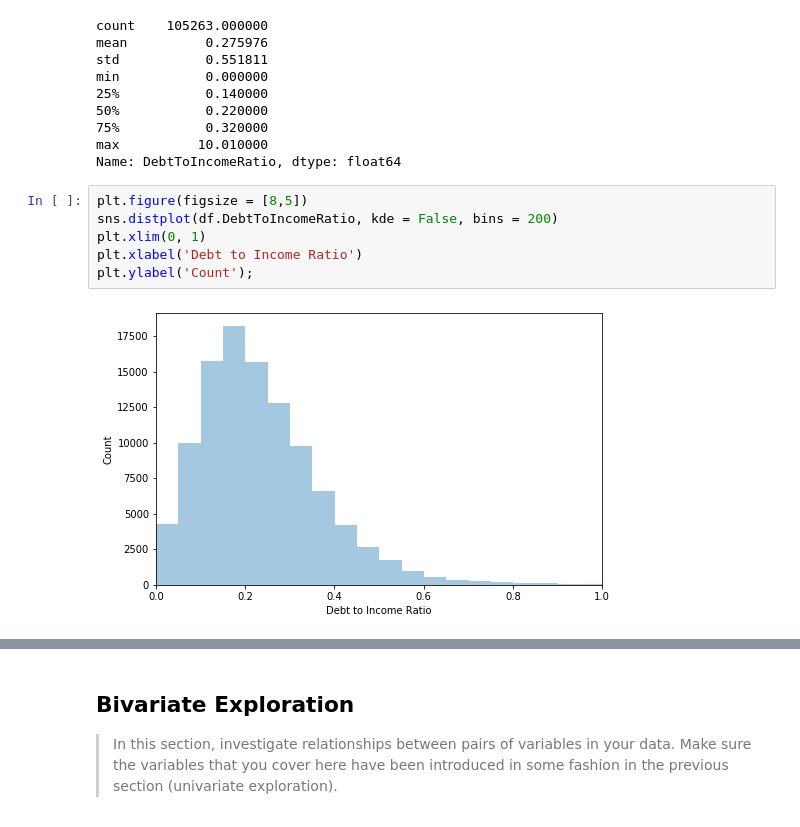
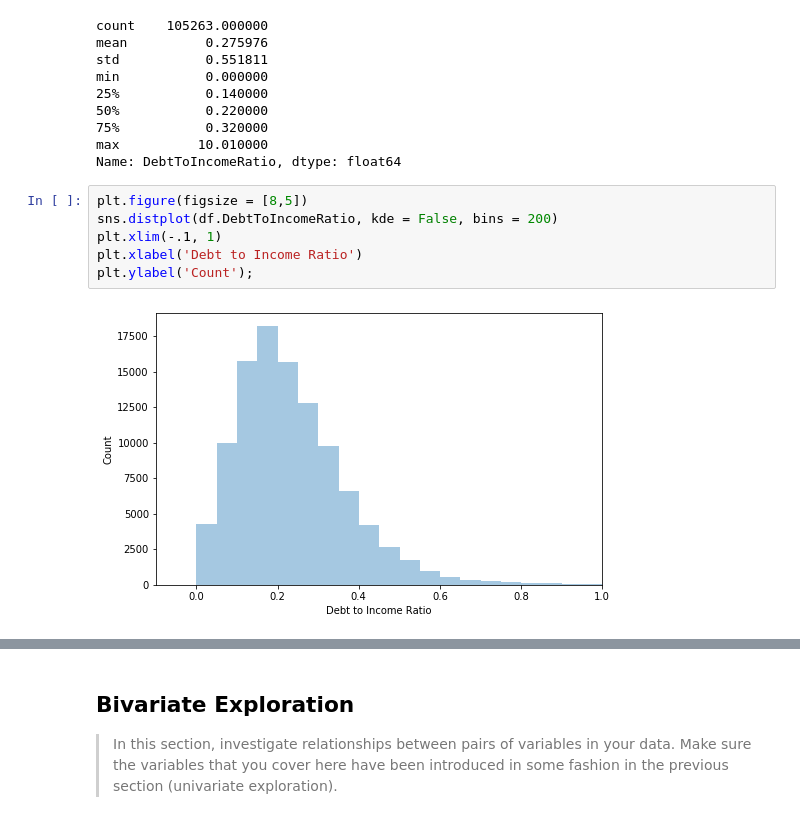
Before and after one commit to 0xjimm/prosper-loan-data-findings, a Jupyter notebook: prosper-loan-data-exploration.ipynb, the cells around one changed output, grey strips where cells are left out. Drawn from its saved outputs; the diff is of its cells as text.

```diff
--- a/prosper-loan-data-exploration.ipynb
+++ b/prosper-loan-data-exploration.ipynb
@@ -361,8 +368,8 @@ Name: DebtToIncomeRatio, dtype: float64
 # %%
 plt.figure(figsize = [8,5])
 sns.distplot(df.DebtToIncomeRatio, kde = False, bins = 200)
-plt.xlim(0, 1)
+plt.xlim(-.1, 1)
 plt.xlabel('Debt to Income Ratio')
 plt.ylabel('Count');
 # %% [output]
-[figure, old version]
+[figure, new version]
```
Also changed, not shown: parts of 6 cells of this notebook.
